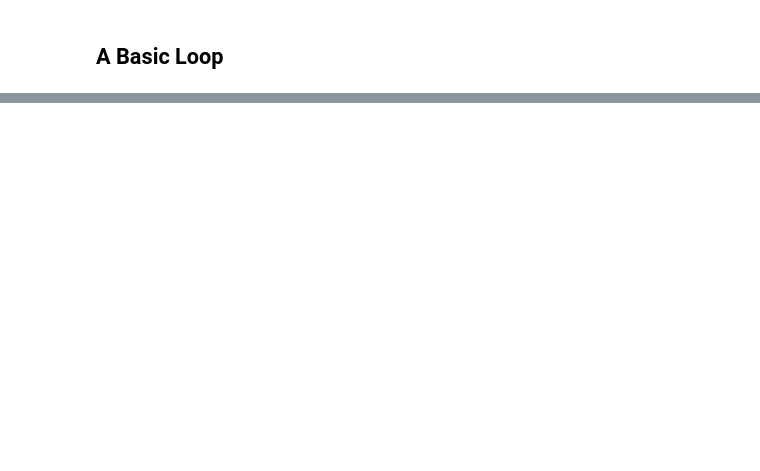
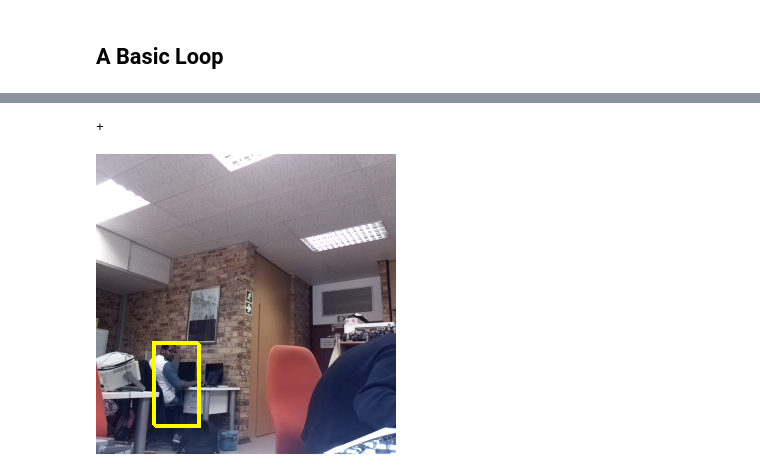
Before and after one commit to alknemeyer/EEE4022S-Thesis-Project, a Jupyter notebook: Final code/main.ipynb, the cells around one changed output, grey strips where cells are left out. Saved outputs shown, nothing was run; the diff lists cells and outputs as text; code cells hidden in the pictures; blank space fills up the shorter version.

Commit message:
Basic tracking working in real time

```diff
--- a/Final code/main.ipynb
+++ b/Final code/main.ipynb
@@ -45,25 +13,27 @@ gc.send_angle_command(0, 0, 20)
-# %%
-angles = gc.get_motor_angles()
-print('Roll = %d, pitch = %d, yaw = %d' % (angles['roll'], angles['pitch'], angles['yaw']))
 # %% [markdown]
 ## A Basic Loop
 # %%
-IC = ImageClassifier(graph_file='../Models/MobileNet_SSD_caffe/graph',
-                     label_file='../Models/MobileNet_SSD_caffe/categories.txt')
+IC = image_classifier.ImageClassifier(
+    graph_file='../Models/MobileNet_SSD_caffe/graph',
+    label_file='../Models/MobileNet_SSD_caffe/categories.txt',
+    class_of_interest='person')
 # %%
 while True:
-    print('.',end='')
     img_array = IC.take_picture_and_start_inference()
     output_dict, bb, bb_angles, inference_time_ms = IC.get_inference_result()
 
     if bb_angles == -1:
+        print('-', end='')
         img = PIL.Image.fromarray(img_array)
+
     else:
+        print('+', end='')
         # draw a box on the object
         (x1, y1), (x2, y2) = bb
         img = PIL.Image.fromarray(img_array)
         img = PIL.Image.fromarray(image_classifier.draw_bounding_box(y1, x1, y2, x2, img_array))
-        img.show()
+#         plt.imshow(img)
+#         plt.show()
 
         # convert angles of object to centroids
         (phi_x1, phi_y1), (phi_x2, phi_y2) = bb_angles
@@ -72,12 +42,15 @@ while True:
 
         # get the current motor angles - need these to calculate offsets
         angles = gc.get_motor_angles()
+        angles['pitch'] = -angles['pitch']
+        print('gimbal = %d, obj = %d' % (angles['pitch'], phi_pitch))
 
-        gc.send_angle_command(0, phi_pitch - angles['pitch'], phi_yaw - angles['yaw'])
+#         print('phi_yaw = %d' % phi_yaw)
+        gc.send_angle_command(0,
+                              0,
+                              phi_yaw/1.5 + angles['yaw'])
         # old integrator approach
 #         x_target += (x1+x2)/2
 #         x_target = max(-20, min(20, x_target))
 #         gc.send_angle_command(0, 0, x_target)
-    time.sleep(0.05)
-
-img
+#     time.sleep(0.05)
@@ -83,0 +78,17 @@ img
+# %%
+img_array = IC.take_picture_and_start_inference()
+output_dict, bb, bb_angles, inference_time_ms = IC.get_inference_result()
+
+if bb_angles == -1:
+    print('-', end='')
+    img = PIL.Image.fromarray(img_array)
+
+else:
+    print('+', end='')
+    # draw a box on the object
+    (x1, y1), (x2, y2) = bb
+    img = PIL.Image.fromarray(img_array)
+    img = PIL.Image.fromarray(image_classifier.draw_bounding_box(y1, x1, y2, x2, img_array))
+
+img
+# %% [output]
@@ -83,0 +97,2 @@ img
++
+[figure, added]
```
Also changed, not shown: parts of 11 cells of this notebook, 2 other files.
